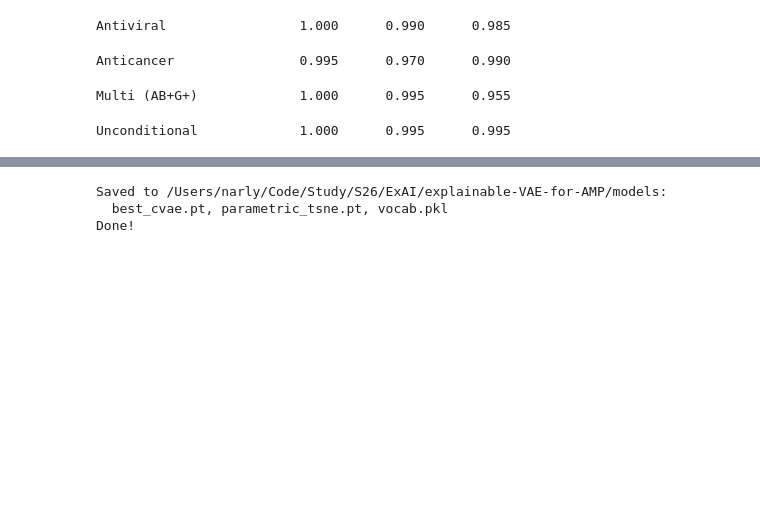
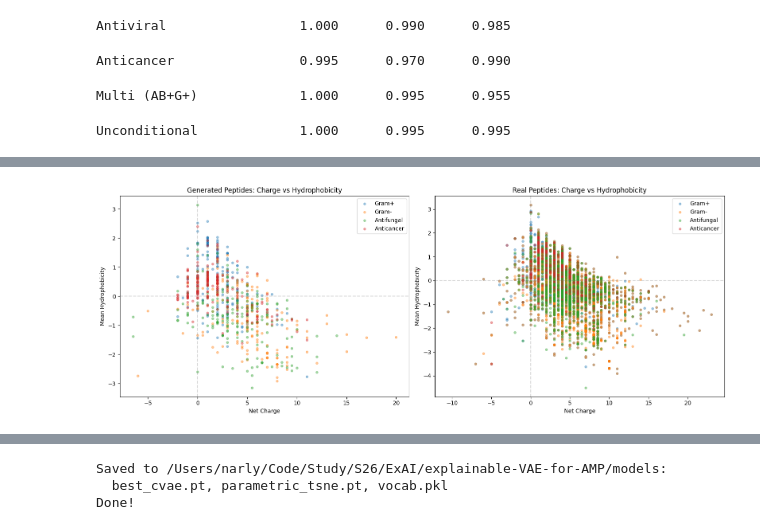
Before and after one commit to oneozerova/explainable-VAE-for-AMP, a Jupyter notebook: notebooks/cvae.ipynb, the cells around one changed output, grey strips where cells are left out. Saved outputs shown, nothing was run; the diff lists cells and outputs as text; code cells hidden in the pictures; blank space fills up the shorter version.

```diff
--- a/notebooks/cvae.ipynb
+++ b/notebooks/cvae.ipynb
@@ -687,0 +1067,30 @@ Unconditional             1.000      0.995      0.995
+# %%
+# Charge vs Hydrophobicity scatter (colored by condition)
+fig, axes = plt.subplots(1, 2, figsize=(16, 6))
+
+# Generated
+ax = axes[0]
+for name, props_df in gen_data.items():
+    ax.scatter(props_df['net_charge'], props_df['hydrophobicity'],
+              alpha=0.4, s=15, label=name)
+ax.set(xlabel='Net Charge', ylabel='Mean Hydrophobicity',
+       title='Generated Peptides: Charge vs Hydrophobicity')
+ax.legend()
+ax.axhline(0, color='gray', linestyle='--', alpha=0.3)
+ax.axvline(0, color='gray', linestyle='--', alpha=0.3)
+
+# Real
+ax = axes[1]
+for name, props_df in real_data.items():
+    ax.scatter(props_df['net_charge'], props_df['hydrophobicity'],
+              alpha=0.4, s=15, label=name)
+ax.set(xlabel='Net Charge', ylabel='Mean Hydrophobicity',
+       title='Real Peptides: Charge vs Hydrophobicity')
+ax.legend()
+ax.axhline(0, color='gray', linestyle='--', alpha=0.3)
+ax.axvline(0, color='gray', linestyle='--', alpha=0.3)
+
+plt.tight_layout()
+plt.show()
+# %% [output]
+[figure, added]
```
Also changed, not shown: parts of 22 cells of this notebook, 11 other files.
